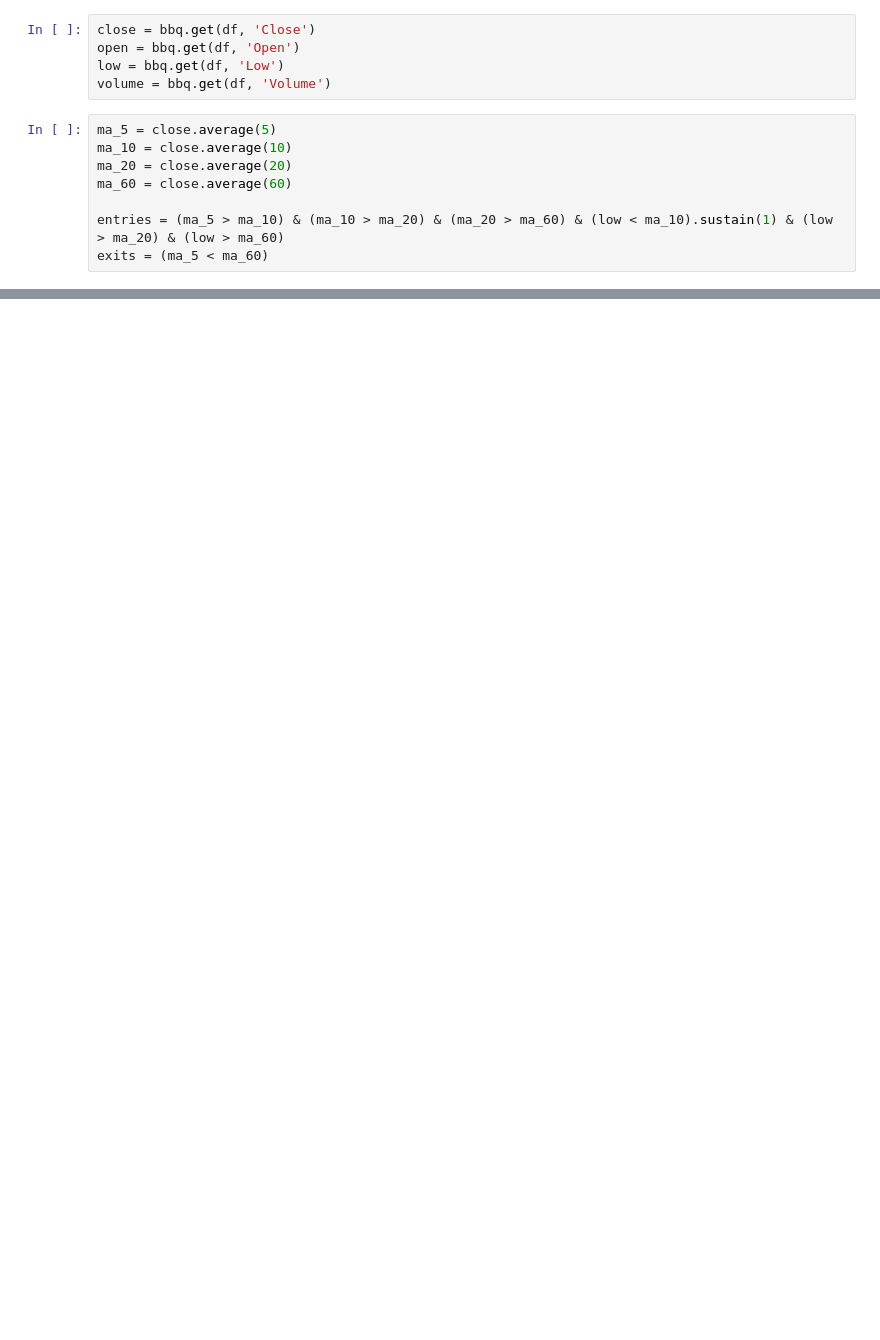
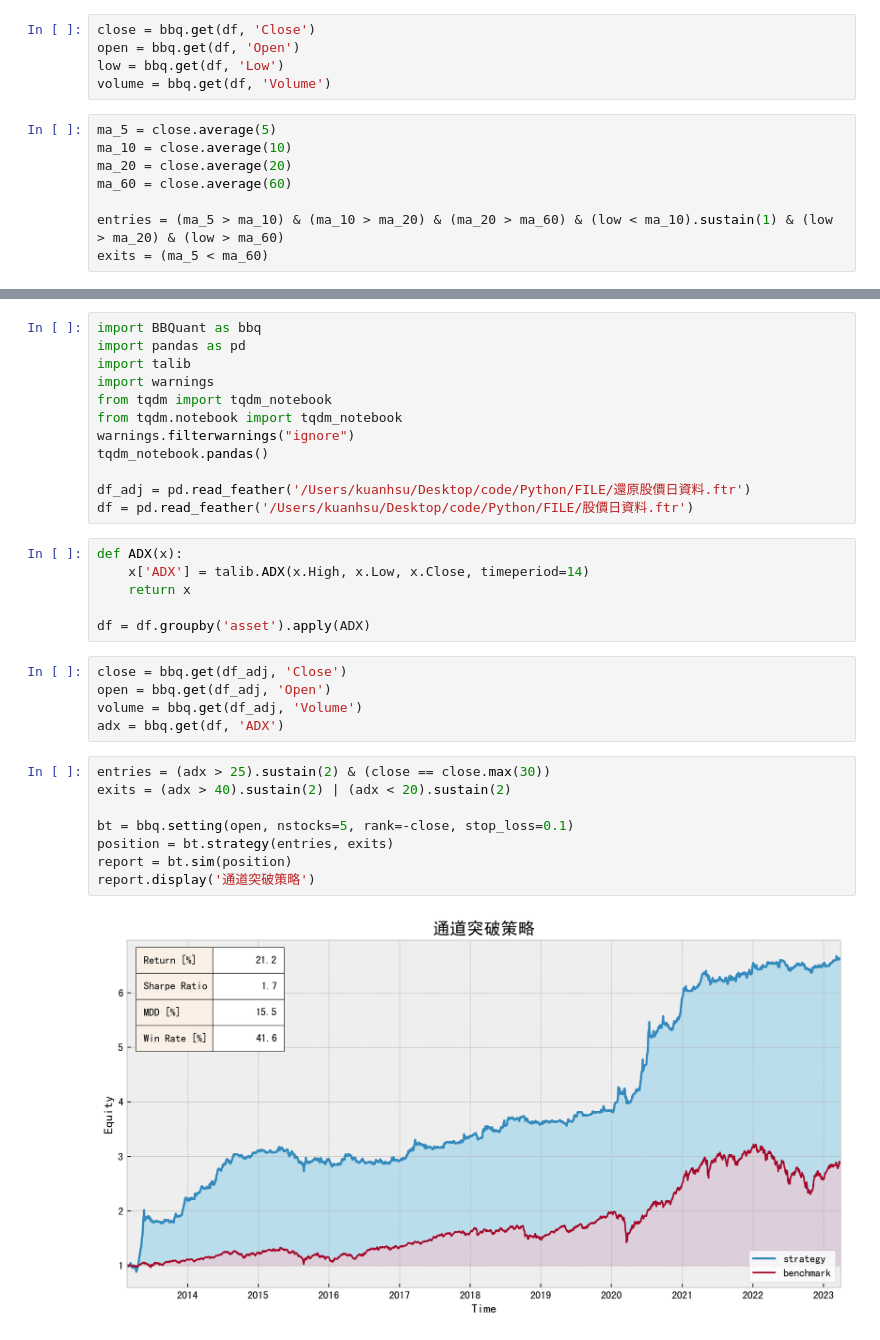
Before and after one commit to kuanhsu0627/BBQuant, a Jupyter notebook: strategy.ipynb, the cells around one changed output, grey strips where cells are left out. Saved outputs shown, nothing was run; the diff lists cells and outputs as text; blank space fills up the shorter version.

```diff
--- a/strategy.ipynb
+++ b/strategy.ipynb
@@ -207,0 +195,33 @@ Name: 87, dtype: object
+# %%
+import BBQuant as bbq
+import pandas as pd
+import talib
+import warnings
+from tqdm import tqdm_notebook
+from tqdm.notebook import tqdm_notebook
+warnings.filterwarnings("ignore")
+tqdm_notebook.pandas()
+
+df_adj = pd.read_feather('/Users/kuanhsu/Desktop/code/Python/FILE/還原股價日資料.ftr')
+df = pd.read_feather('/Users/kuanhsu/Desktop/code/Python/FILE/股價日資料.ftr')
+# %%
+def ADX(x):
+    x['ADX'] = talib.ADX(x.High, x.Low, x.Close, timeperiod=14)
+    return x
+
+df = df.groupby('asset').apply(ADX)
+# %%
+close = bbq.get(df_adj, 'Close')
+open = bbq.get(df_adj, 'Open')
+volume = bbq.get(df_adj, 'Volume')
+adx = bbq.get(df, 'ADX')
+# %%
+entries = (adx > 25).sustain(2) & (close == close.max(30))
+exits = (adx > 40).sustain(2) | (adx < 20).sustain(2)
+
+bt = bbq.setting(open, nstocks=5, rank=-close, stop_loss=0.1)
+position = bt.strategy(entries, exits)
+report = bt.sim(position)
+report.display('通道突破策略')
+# %% [output]
+[figure, added]
```
Also changed, not shown: parts of 32 cells of this notebook.
